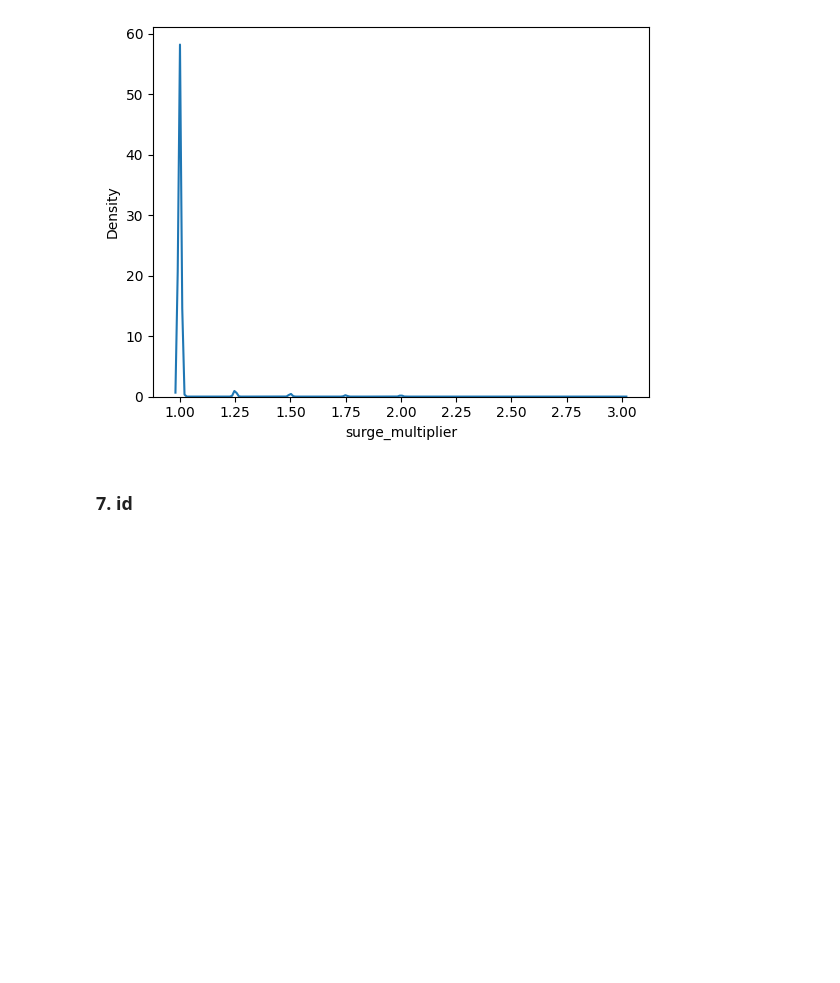
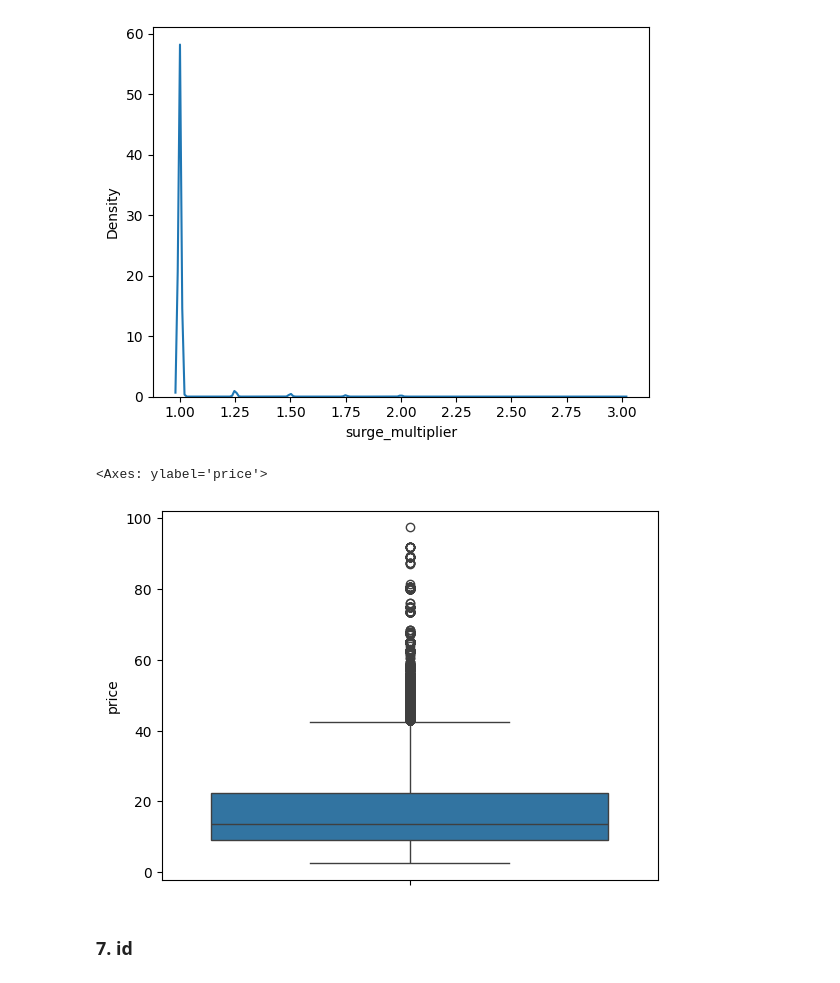
Before and after one commit to mkr9395/nyc-taxi-fare-prediction, a Jupyter notebook: notebooks/data_cleaning.ipynb, the cells around one changed output. Drawn from its saved outputs; the diff is of its cells as text; code cells hidden in the pictures; blank space fills up the shorter version.

```diff
--- a/notebooks/data_cleaning.ipynb
+++ b/notebooks/data_cleaning.ipynb
@@ -359,6 +367,11 @@ sns.kdeplot(df['surge_multiplier'])
 # %% [output]
 <Axes: xlabel='surge_multiplier', ylabel='Density'>
 [figure]
+# %%
+sns.boxplot(df['price'])
+# %% [output]
+<Axes: ylabel='price'>
+[figure, added]
 # %% [markdown]
 ### 7. id
 # %%
```
Also changed, not shown: parts of 8 cells of this notebook, 1 other file.
